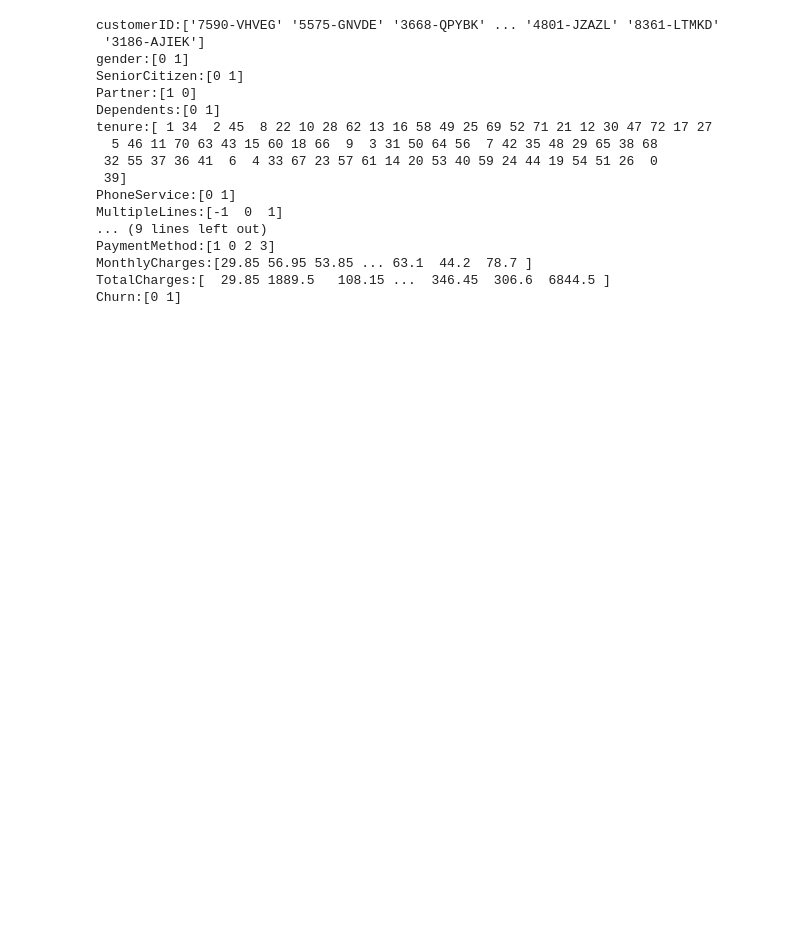
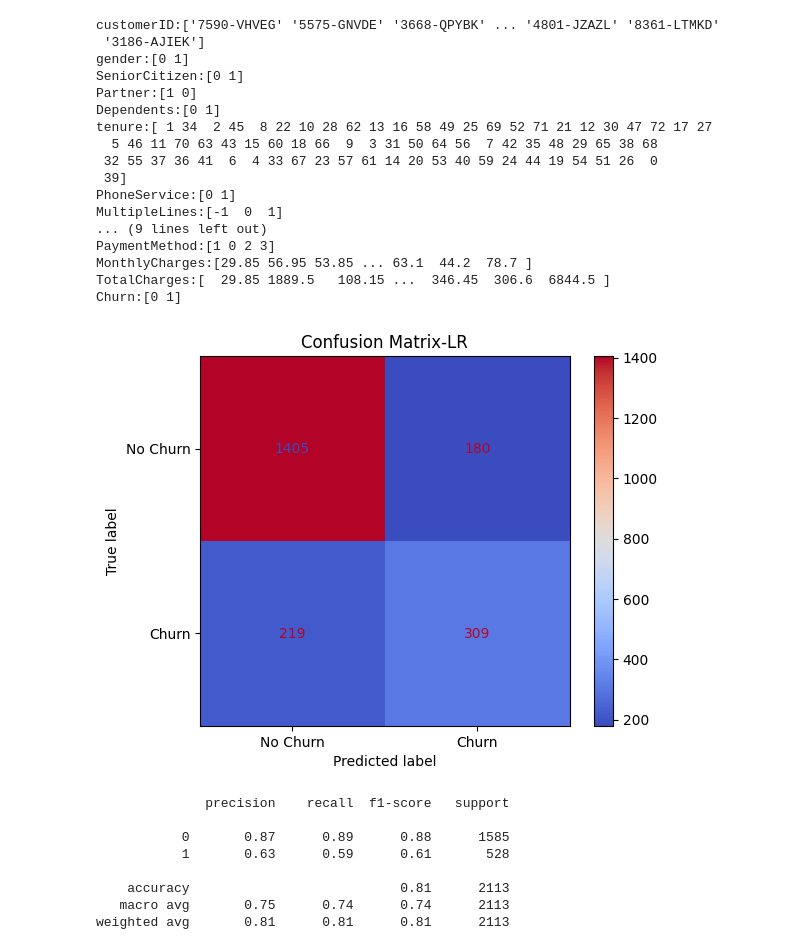
Before and after one commit to VinayakFTW/telco_customer_churn_prediction, a Jupyter notebook: backend/preprocess.ipynb, the cells around one changed output. Saved outputs shown, nothing was run; the diff lists cells and outputs as text; code cells hidden in the pictures; blank space fills up the shorter version.

```diff
--- a/backend/preprocess.ipynb
+++ b/backend/preprocess.ipynb
@@ -544,0 +549,23 @@ features_df.to_csv("data\\features.csv",index=False)
+# %%
+from sklearn.metrics import confusion_matrix, ConfusionMatrixDisplay,classification_report
+from model import load_model,predict_model
+
+model = load_model('lr')
+y_pred,scorelr,y_test = predict_model(model)
+
+cm = confusion_matrix(y_test, y_pred)
+disp = ConfusionMatrixDisplay(confusion_matrix=cm, display_labels=["No Churn", "Churn"])
+disp.plot(cmap="coolwarm")
+plt.title('Confusion Matrix-LR')
+plt.show()
+print(classification_report(y_test,y_pred))
+# %% [output]
+[figure, added]
+              precision    recall  f1-score   support
+
+           0       0.87      0.89      0.88      1585
+           1       0.63      0.59      0.61       528
+
+    accuracy                           0.81      2113
+   macro avg       0.75      0.74      0.74      2113
+weighted avg       0.81      0.81      0.81      2113
```
Also changed, not shown: parts of 16 cells of this notebook, 4 other files.
